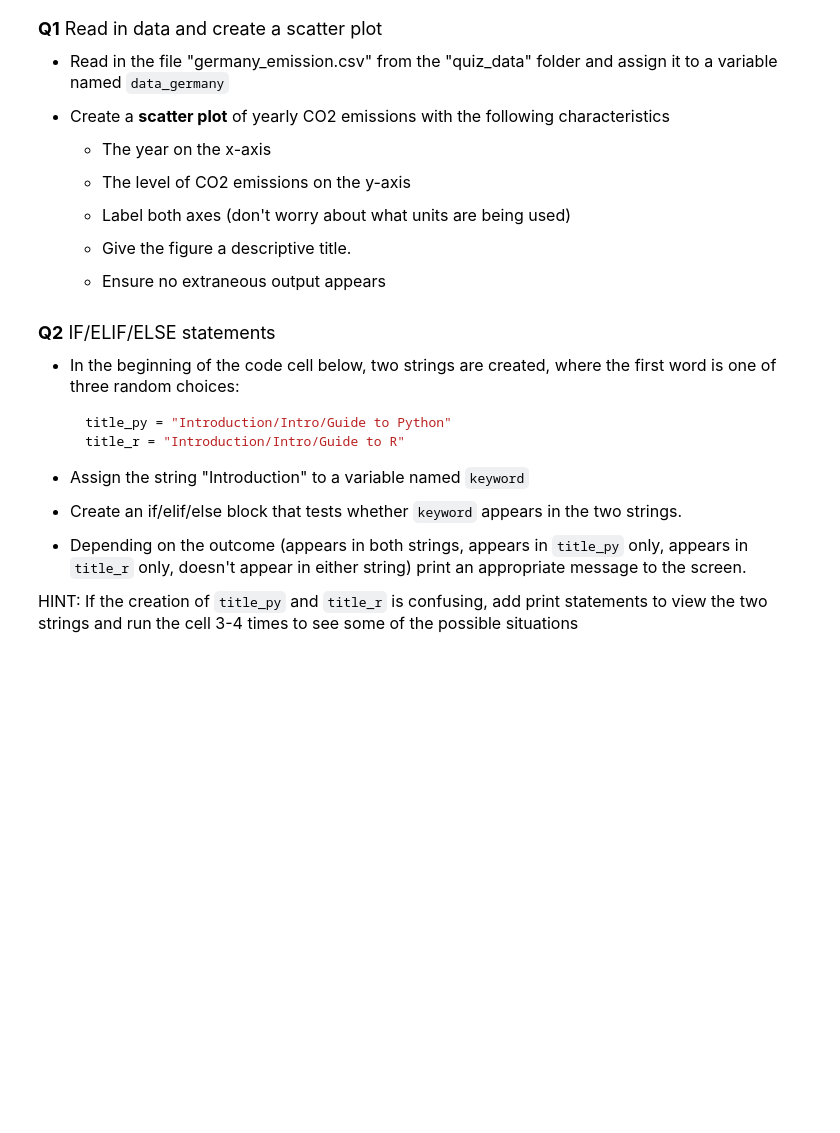
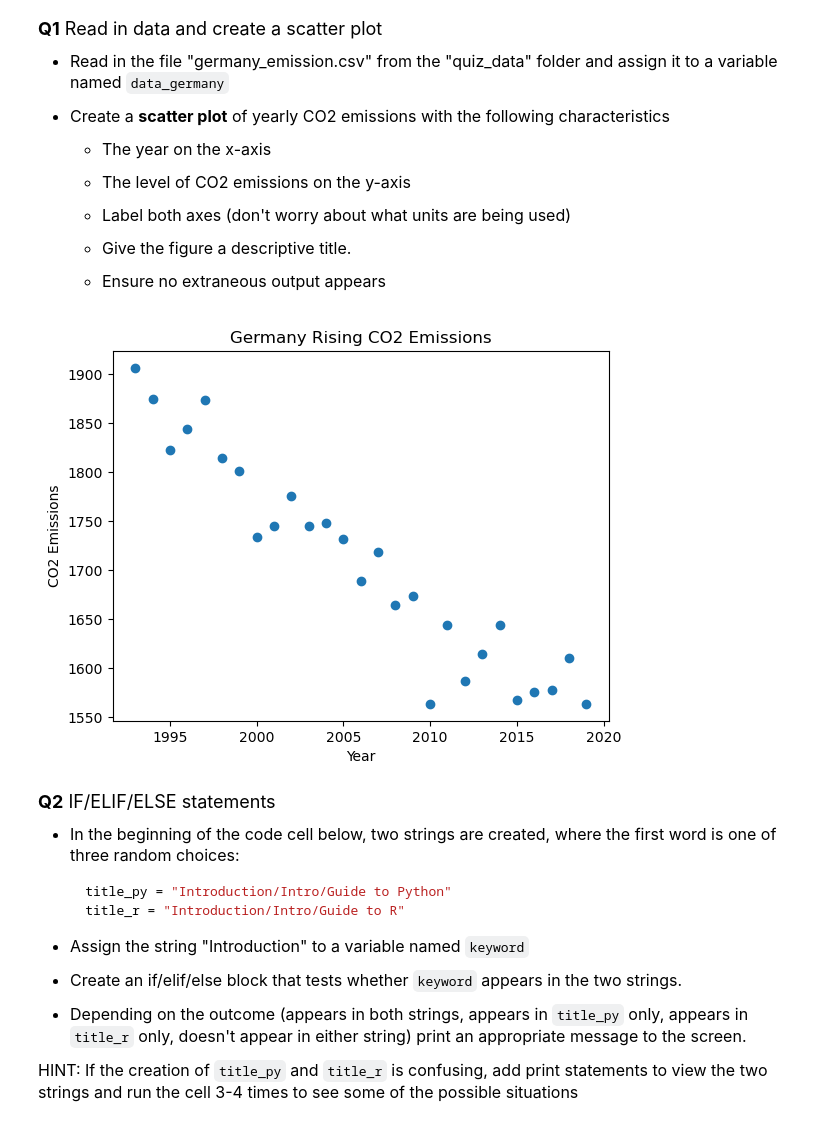
Before and after one commit to bcamargo1/datasci151spring2026, a Jupyter notebook: practice_quiz/practice_quiz.ipynb, the cells around one changed output. Drawn from its saved outputs; the diff is of its cells as text; code cells hidden in the pictures; blank space fills up the shorter version.

```diff
--- a/practice_quiz/practice_quiz.ipynb
+++ b/practice_quiz/practice_quiz.ipynb
@@ -53,6 +55,21 @@ import pandas as pd
     - Give the figure a descriptive title.
 
     - Ensure no extraneous output appears
+# %%
+
+import pandas as pd
+import matplotlib.pyplot as plt
+import importlib
+
+data_germany = pd.read_csv('quiz_data/germany_emission.csv')
+
+plt.scatter(x=data_germany['Year'], y=data_germany['CO2_emission'])
+plt.xlabel("Year")
+plt.ylabel('CO2 Emissions')
+plt.title('Germany Rising CO2 Emissions')
+plt.show()
+# %% [output]
+[figure, added]
 # %% [markdown]
 <font size = "4">
 
```
Also changed, not shown: parts of 7 cells of this notebook, 5 other files.
